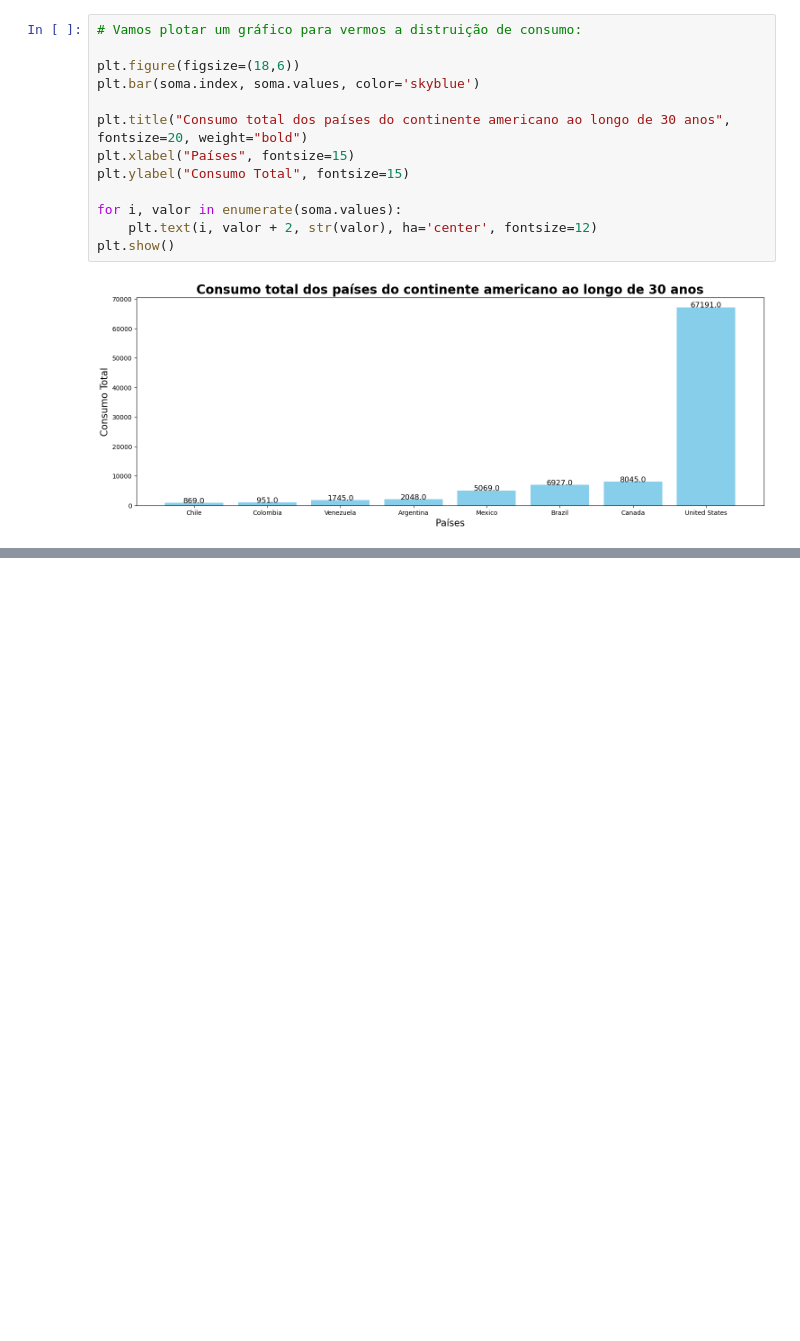
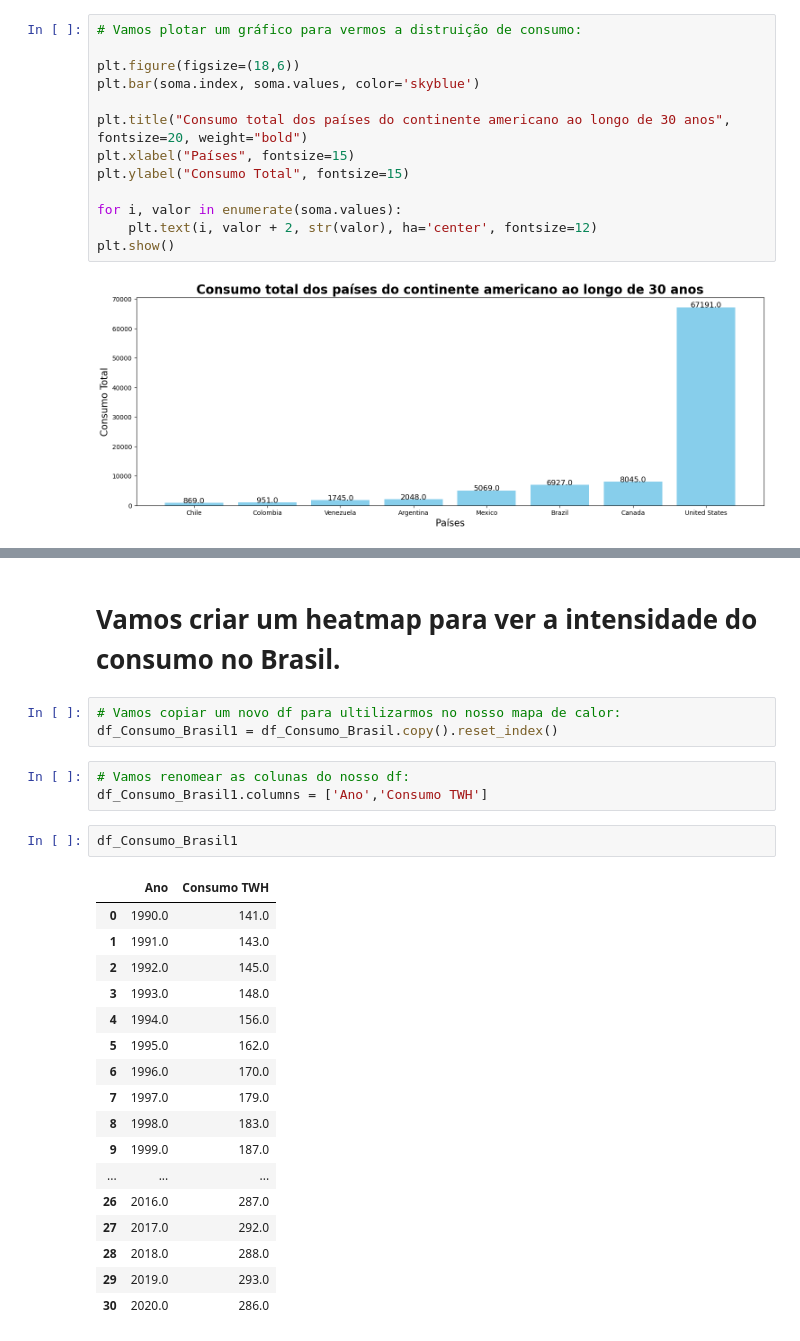
Before and after one commit to DanielMF14/analise_TWH_Continentes, a Jupyter notebook: Consumo_TWH_Paises.ipynb, the cells around one changed output, grey strips where cells are left out. Saved outputs shown, nothing was run; the diff lists cells and outputs as text; blank space fills up the shorter version.

```diff
--- a/Consumo_TWH_Paises.ipynb
+++ b/Consumo_TWH_Paises.ipynb
@@ -134,0 +162,28 @@ plt.show()
+# %% [markdown]
+# Vamos criar um heatmap para ver a intensidade do consumo no Brasil.
+# %%
+# Vamos copiar um novo df para ultilizarmos no nosso mapa de calor:
+df_Consumo_Brasil1 = df_Consumo_Brasil.copy().reset_index()
+# %%
+# Vamos renomear as colunas do nosso df:
+df_Consumo_Brasil1.columns = ['Ano','Consumo TWH']
+# %%
+df_Consumo_Brasil1
+# %% [output]
+|  | Ano | Consumo TWH |
+| 0 | 1990.0 | 141.0 |
+| 1 | 1991.0 | 143.0 |
+| 2 | 1992.0 | 145.0 |
+| 3 | 1993.0 | 148.0 |
+| 4 | 1994.0 | 156.0 |
+| 5 | 1995.0 | 162.0 |
+| 6 | 1996.0 | 170.0 |
+| 7 | 1997.0 | 179.0 |
+| 8 | 1998.0 | 183.0 |
+| 9 | 1999.0 | 187.0 |
+| ... | ... | ... |
+| 26 | 2016.0 | 287.0 |
+| 27 | 2017.0 | 292.0 |
+| 28 | 2018.0 | 288.0 |
+| 29 | 2019.0 | 293.0 |
+| 30 | 2020.0 | 286.0 |
```
Also changed, not shown: parts of 4 cells of this notebook.
